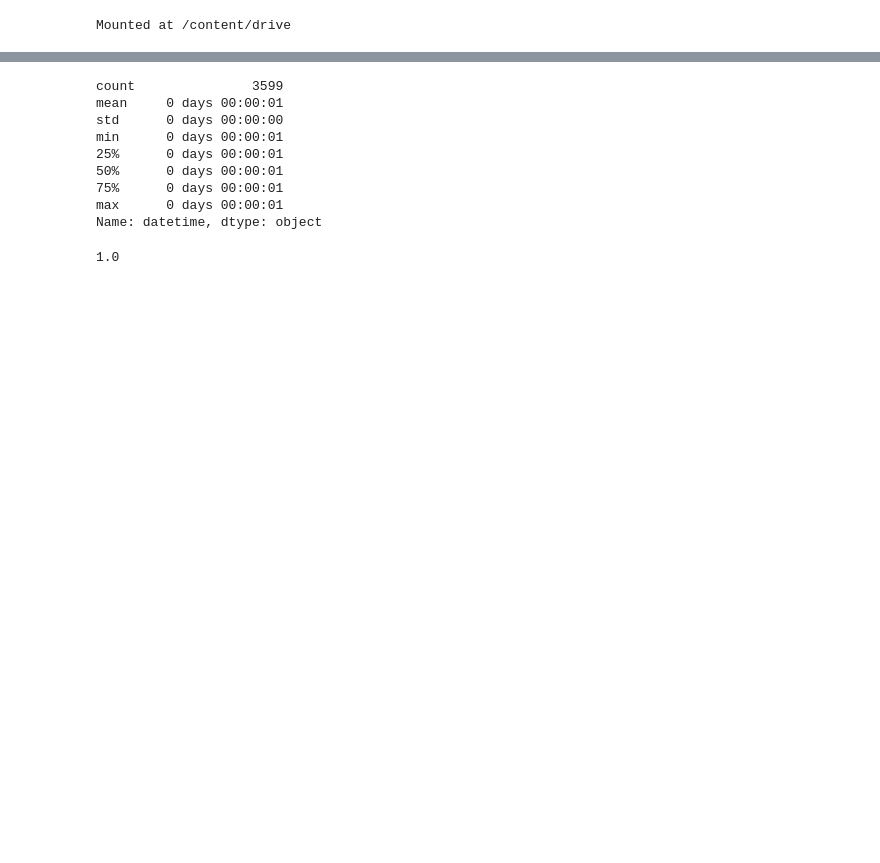
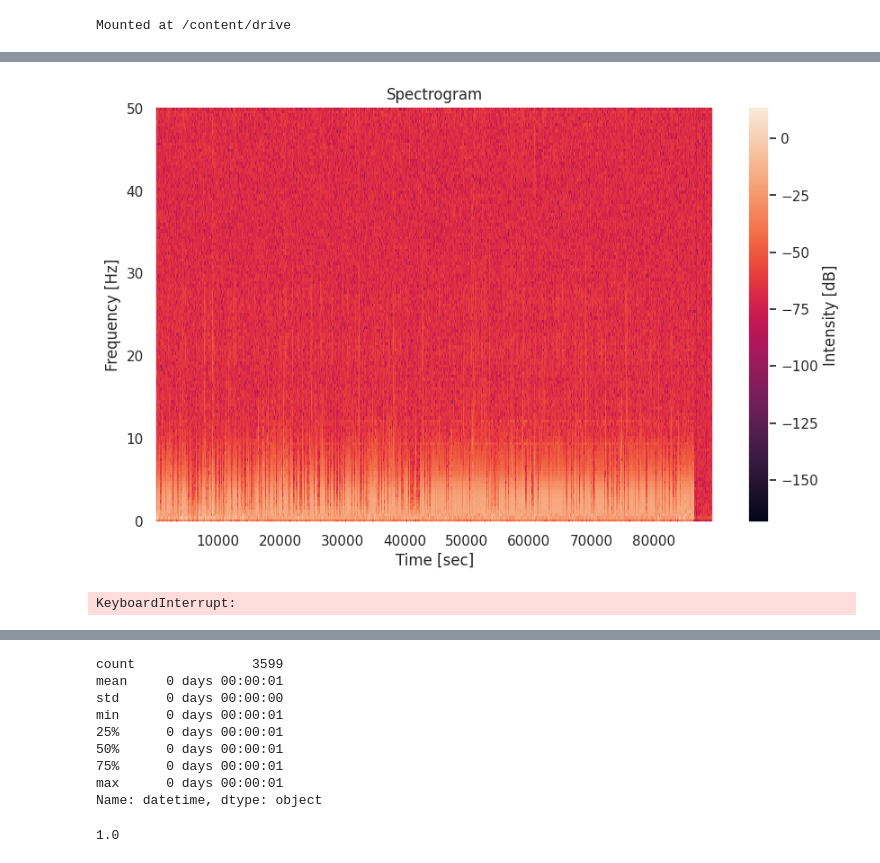
Before and after one commit to noamdwc/ECG2BP, a Jupyter notebook: EDA.ipynb, the cells around one changed output, grey strips where cells are left out. Saved outputs shown, nothing was run; the diff lists cells and outputs as text; code cells hidden in the pictures; blank space fills up the shorter version.

```diff
--- a/EDA.ipynb
+++ b/EDA.ipynb
@@ -11,3 +17,7 @@ from google.colab import drive
 drive.mount('/content/drive')
 # %% [output]
 Mounted at /content/drive
+# %%
+TIME_COL = 'Time'
+ECG_SIGNAL_COL = 'ECG_II'
+ART_SIGNAL_COL = 'ART_MBP'
@@ -13,0 +127,36 @@ Mounted at /content/drive
+# %%
+df = pd.read_parquet('drive/MyDrive/data/ecg2bp/vitlab_data/ecg_3794.parquet')
+# %%
+signal = df.dropna()
+signal = df.dropna()
+
+fs=100
+ecg_signal = signal[SIGNAL_COL].values
+time = signal[TIME_COL].values
+
+f, t, Sxx = spectrogram(ecg_signal, fs)
+
+plt.figure(figsize=(10, 6))
+plt.pcolormesh(t, f, 10 * np.log10(Sxx))
+plt.ylabel('Frequency [Hz]')
+plt.xlabel('Time [sec]')
+plt.title('Spectrogram')
+plt.colorbar(label='Intensity [dB]')
+plt.show()
+# plt.savefig('spectrogram.png')
+# %% [output]
+[figure, added]
+# %%
+coefficients, frequencies = pywt.cwt(ecg_signal, np.arange(1, 128), 'cgau1', sampling_period=1 / fs)
+
+plt.figure(figsize=(10, 6))
+plt.imshow(np.abs(coefficients), extent=[time.min(), time.max(), frequencies.min(), frequencies.max()], cmap='PRGn',
+            aspect='auto', vmax=abs(coefficients).max(), vmin=-abs(coefficients).max())
+plt.yscale('log')
+plt.ylabel('Frequency [Hz]')
+plt.xlabel('Time [sec]')
+plt.title('Wavelet Transform')
+plt.colorbar(label='Coefficient Magnitude')
+plt.show()
+# %% [output]
+KeyboardInterrupt:
```
Also changed, not shown: parts of 12 cells of this notebook.
